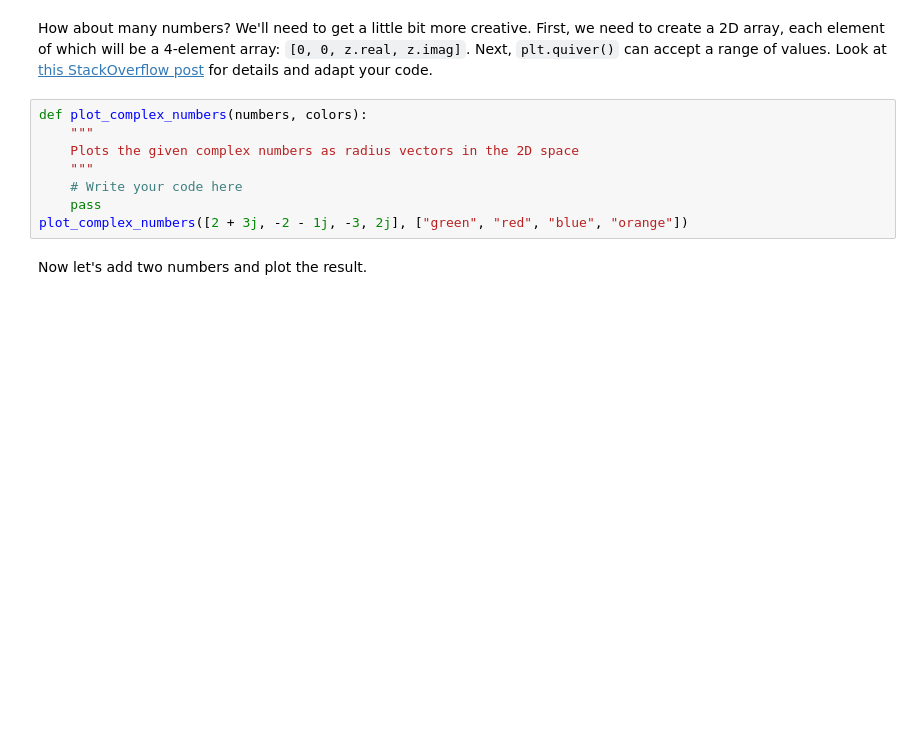
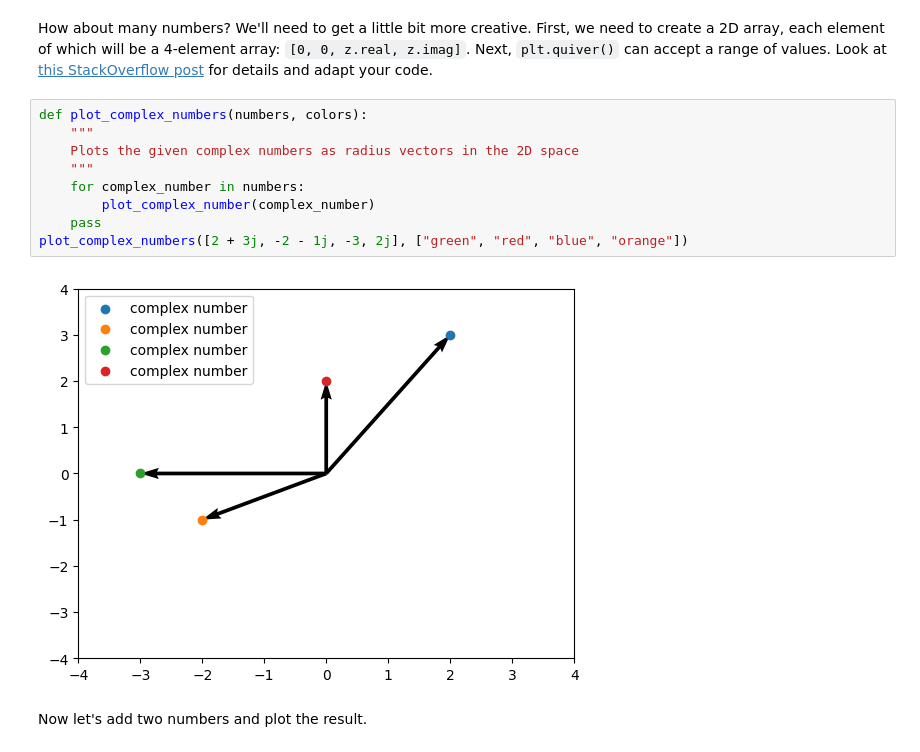
Before and after one commit to BoykoPetevBoev/SoftUni-Math-Concepts-for-Developers-March-2022, a Jupyter notebook: 04. Basic-Algebra-Exercise/Basic Algebra Exercise.ipynb, the cells around one changed output. Cells and saved outputs as stored; diff of their text form; blank space fills up the shorter version.

```diff
--- a/04. Basic-Algebra-Exercise/Basic Algebra Exercise.ipynb
+++ b/04. Basic-Algebra-Exercise/Basic Algebra Exercise.ipynb
@@ -228,11 +238,14 @@ How about many numbers? We'll need to get a little bit more creative. First, we
 # %%
 def plot_complex_numbers(numbers, colors):
     """
     Plots the given complex numbers as radius vectors in the 2D space
     """
-    # Write your code here
+    for complex_number in numbers:
+        plot_complex_number(complex_number)
     pass
 plot_complex_numbers([2 + 3j, -2 - 1j, -3, 2j], ["green", "red", "blue", "orange"])
+# %% [output]
+[figure, added]
 # %% [markdown]
 Now let's add two numbers and plot the result.
 # %%
```
Also changed, not shown: parts of 17 cells of this notebook.
